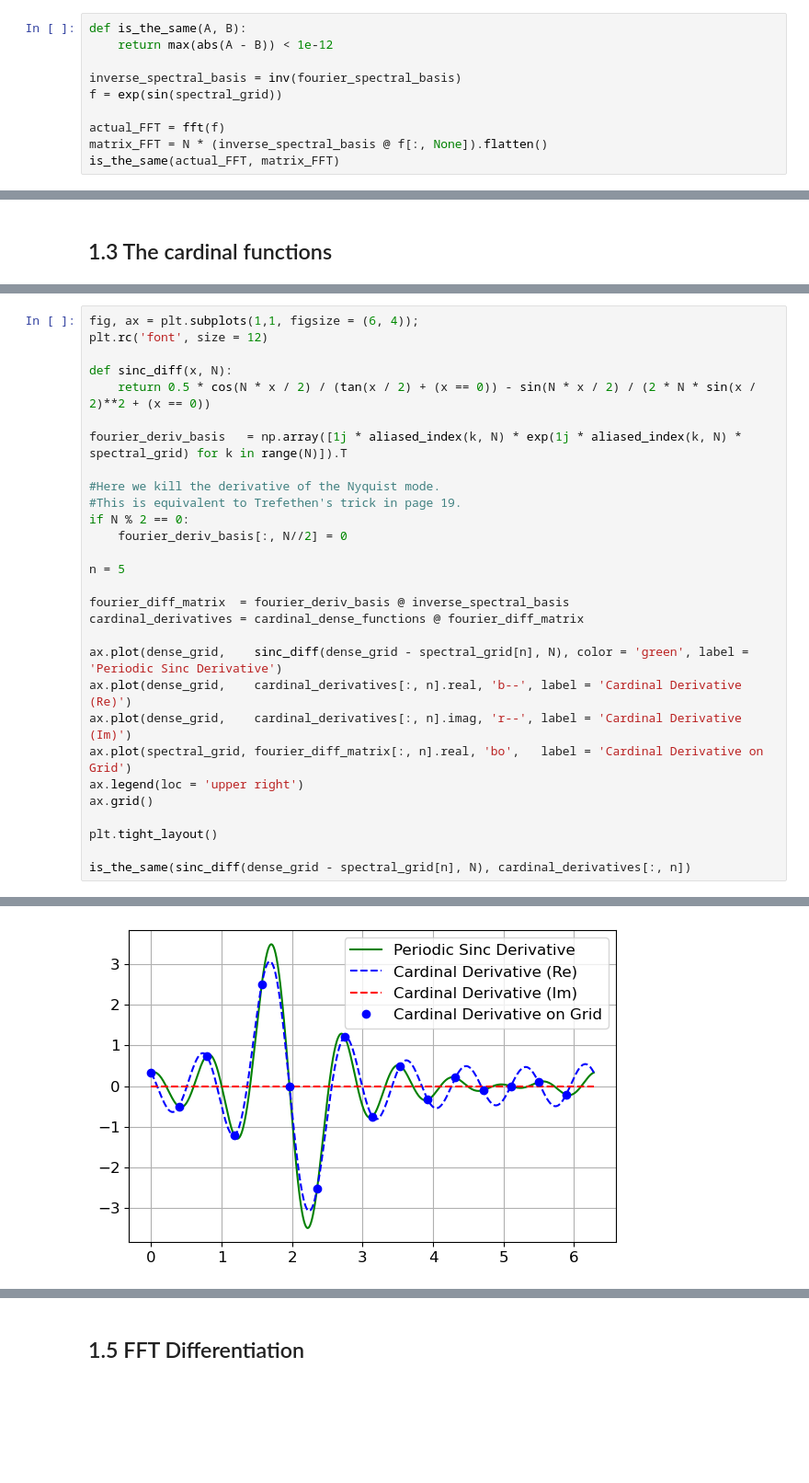
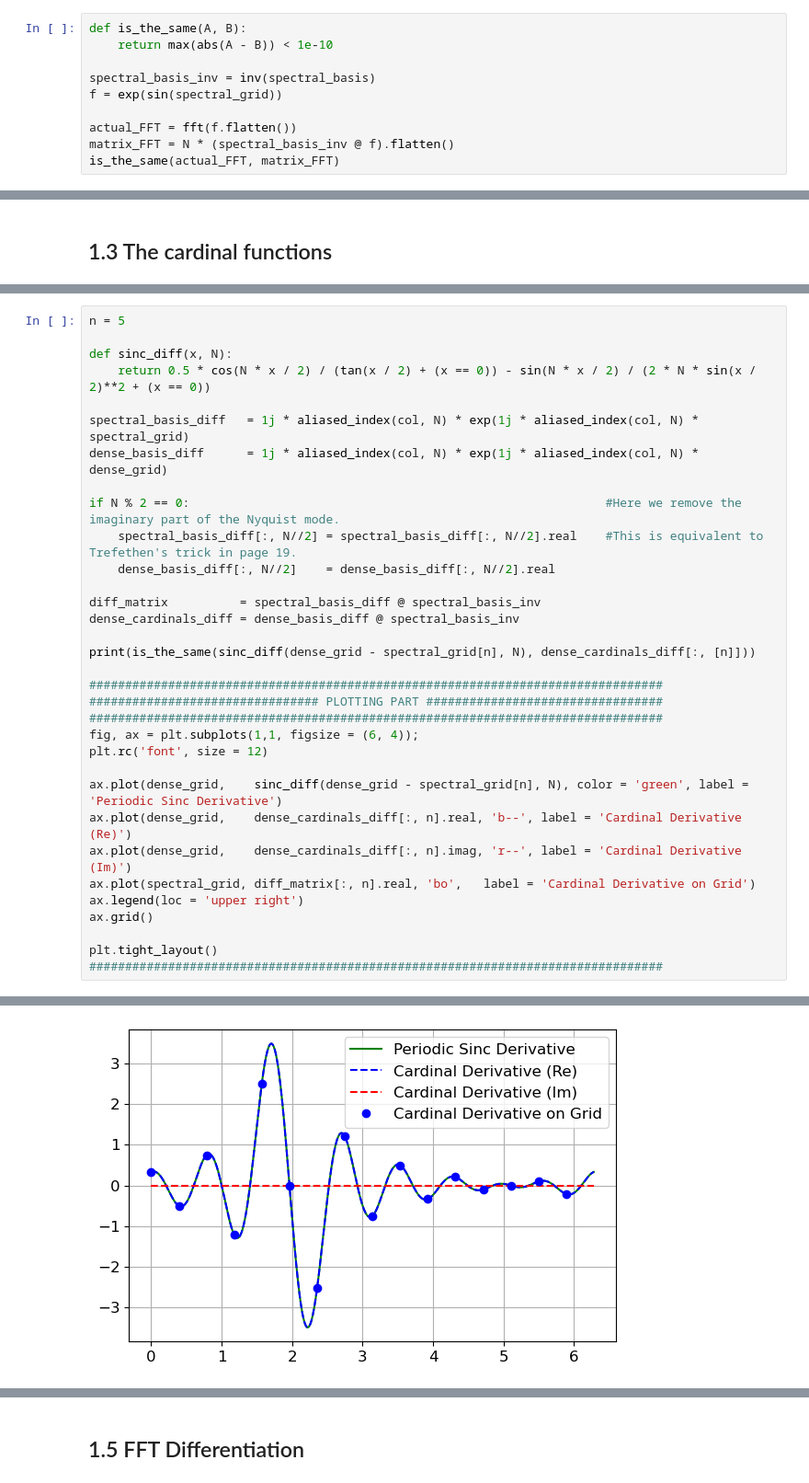
Before and after one commit to raimonluna/LecturesOnSpectralMethods, a Jupyter notebook: Lecture1_FourierSpectralGrid.ipynb, the cells around one changed output, grey strips where cells are left out. Shown at 92% size. Drawn from its saved outputs; the diff is of its cells as text; blank space fills up the shorter version.

```diff
--- a/Lecture1_FourierSpectralGrid.ipynb
+++ b/Lecture1_FourierSpectralGrid.ipynb
@@ -61,12 +68,12 @@ We can test that the inverse_spectral_basis matrix (multiplied by N) produces th
 # %%
 def is_the_same(A, B):
-    return max(abs(A - B)) < 1e-12
+    return max(abs(A - B)) < 1e-10
 
-inverse_spectral_basis = inv(fourier_spectral_basis)
+spectral_basis_inv = inv(spectral_basis)
 f = exp(sin(spectral_grid))
 
-actual_FFT = fft(f)
-matrix_FFT = N * (inverse_spectral_basis @ f[:, None]).flatten()
+actual_FFT = fft(f.flatten())
+matrix_FFT = N * (spectral_basis_inv @ f).flatten()
 is_the_same(actual_FFT, matrix_FFT)
 # %% [output]
 True
@@ -98,32 +109,36 @@ is_the_same(sinc(dense_grid - spectral_grid[5], N), cardinal_dense_functions[:,
 True
 [figure]
 # %%
-fig, ax = plt.subplots(1,1, figsize = (6, 4));
-plt.rc('font', size = 12)
+n = 5
 
 def sinc_diff(x, N):
     return 0.5 * cos(N * x / 2) / (tan(x / 2) + (x == 0)) - sin(N * x / 2) / (2 * N * sin(x / 2)**2 + (x == 0))
 
-fourier_deriv_basis   = np.array([1j * aliased_index(k, N) * exp(1j * aliased_index(k, N) * spectral_grid) for k in range(N)]).T
+spectral_basis_diff   = 1j * aliased_index(col, N) * exp(1j * aliased_index(col, N) * spectral_grid)
+dense_basis_diff      = 1j * aliased_index(col, N) * exp(1j * aliased_index(col, N) * dense_grid)
 
-#Here we kill the derivative of the Nyquist mode.
-#This is equivalent to Trefethen's trick in page 19.
-if N % 2 == 0:
-    fourier_deriv_basis[:, N//2] = 0
+if N % 2 == 0:                                                          #Here we remove the imaginary part of the Nyquist mode.
+    spectral_basis_diff[:, N//2] = spectral_basis_diff[:, N//2].real    #This is equivalent to Trefethen's trick in page 19.
+    dense_basis_diff[:, N//2]    = dense_basis_diff[:, N//2].real
 
-n = 5
+diff_matrix          = spectral_basis_diff @ spectral_basis_inv
+dense_cardinals_diff = dense_basis_diff @ spectral_basis_inv
 
-fourier_diff_matrix  = fourier_deriv_basis @ inverse_spectral_basis
-cardinal_derivatives = cardinal_dense_functions @ fourier_diff_matrix
+print(is_the_same(sinc_diff(dense_grid - spectral_grid[n], N), dense_cardinals_diff[:, [n]]))
+
+################################################################################
+################################ PLOTTING PART #################################
+################################################################################
+fig, ax = plt.subplots(1,1, figsize = (6, 4));
+plt.rc('font', size = 12)
 
 ax.plot(dense_grid,    sinc_diff(dense_grid - spectral_grid[n], N), color = 'green', label = 'Periodic Sinc Derivative')
-ax.plot(dense_grid,    cardinal_derivatives[:, n].real, 'b--', label = 'Cardinal Derivative (Re)')
-ax.plot(dense_grid,    cardinal_derivatives[:, n].imag, 'r--', label = 'Cardinal Derivative (Im)')
-ax.plot(spectral_grid, fourier_diff_matrix[:, n].real, 'bo',   label = 'Cardinal Derivative on Grid')
+ax.plot(dense_grid,    dense_cardinals_diff[:, n].real, 'b--', label = 'Cardinal Derivative (Re)')
+ax.plot(dense_grid,    dense_cardinals_diff[:, n].imag, 'r--', label = 'Cardinal Derivative (Im)')
+ax.plot(spectral_grid, diff_matrix[:, n].real, 'bo',   label = 'Cardinal Derivative on Grid')
 ax.legend(loc = 'upper right')
 ax.grid()
 
 plt.tight_layout()
-
-is_the_same(sinc_diff(dense_grid - spectral_grid[n], N), cardinal_derivatives[:, n])
+################################################################################
 # %% [output]
@@ -131,2 +146,2 @@ False
-[figure, old version]
+[figure, new version]
 # %% [markdown]
```
Also changed, not shown: parts of 12 cells of this notebook, 2 other files.
